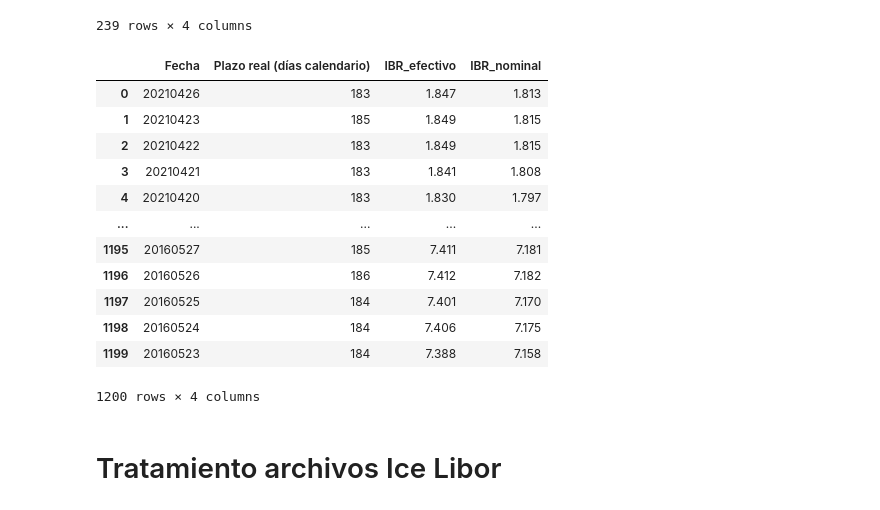
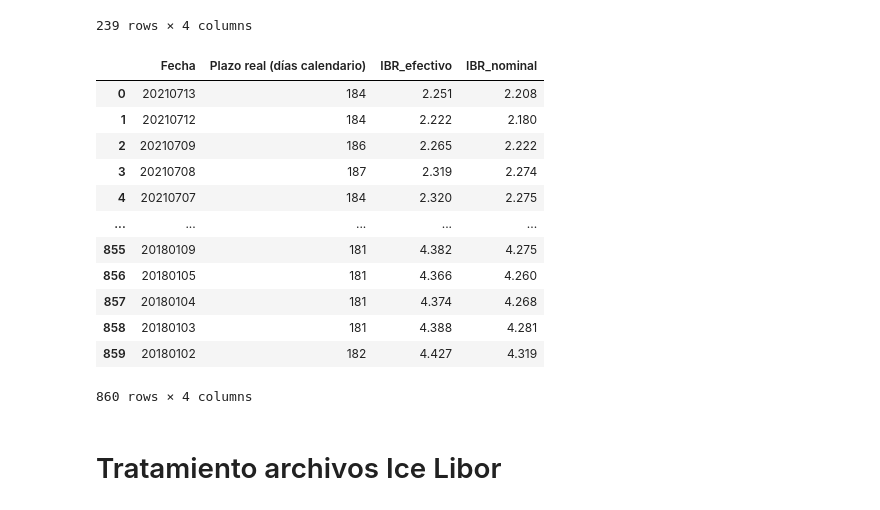
Before and after one commit to egonza21/proyecto_derivados, a Jupyter notebook: proyecto_derivados.ipynb, the cells around one changed output. Cells and saved outputs as stored; diff of their text form; code cells hidden in the pictures.

```diff
--- a/proyecto_derivados.ipynb
+++ b/proyecto_derivados.ipynb
@@ -17,6 +17,6 @@ date_2year_ago = (date.today() - timedelta(days=2*365))
 date_today = date.today()
 print('Las fechas a utilizar son: fecha dos anios atras: ' + str(date_2year_ago) + ' y fecha actual: ' + str(date_today))
 # Cambiar esta variable si se necesita una fecha especifica
-date_2year_ago = 20190000#int(date_2year_ago.strftime('%Y%m%d'))
+date_2year_ago = 20180000#int(date_2year_ago.strftime('%Y%m%d'))
 date_today = int(date_today.strftime('%Y%m%d'))
 # %% [output]
@@ -301,21 +321,22 @@ ibr_mes_nominal
 239 rows × 4 columns
 # %%
 ibr_semestral = clean_ibr_df(r'C:\Users\Efra\Downloads\1.5.IBR_Plazo seis meses nominal para un rango de fechas dado IQY.xlsx')
+ibr_semestral = ibr_semestral[ibr_semestral['Fecha'] >= date_2year_ago]
 ibr_semestral
 # %% [output]
 |  | Fecha | Plazo real (días calendario) | IBR_efectivo | IBR_nominal |
-| 0 | 20210426 | 183 | 1.847 | 1.813 |
-| 1 | 20210423 | 185 | 1.849 | 1.815 |
-| 2 | 20210422 | 183 | 1.849 | 1.815 |
-| 3 | 20210421 | 183 | 1.841 | 1.808 |
-| 4 | 20210420 | 183 | 1.830 | 1.797 |
+| 0 | 20210713 | 184 | 2.251 | 2.208 |
+| 1 | 20210712 | 184 | 2.222 | 2.180 |
+| 2 | 20210709 | 186 | 2.265 | 2.222 |
+| 3 | 20210708 | 187 | 2.319 | 2.274 |
+| 4 | 20210707 | 184 | 2.320 | 2.275 |
 | ... | ... | ... | ... | ... |
-| 1195 | 20160527 | 185 | 7.411 | 7.181 |
-| 1196 | 20160526 | 186 | 7.412 | 7.182 |
-| 1197 | 20160525 | 184 | 7.401 | 7.170 |
-| 1198 | 20160524 | 184 | 7.406 | 7.175 |
-| 1199 | 20160523 | 184 | 7.388 | 7.158 |
+| 855 | 20180109 | 181 | 4.382 | 4.275 |
+| 856 | 20180105 | 181 | 4.366 | 4.260 |
+| 857 | 20180104 | 181 | 4.374 | 4.268 |
+| 858 | 20180103 | 181 | 4.388 | 4.281 |
+| 859 | 20180102 | 182 | 4.427 | 4.319 |
-1200 rows × 4 columns
+860 rows × 4 columns
 # %%
 #r.describe()
 #pd.set_option('display.min_rows', None)
```
Also changed, not shown: parts of 14 cells of this notebook.
